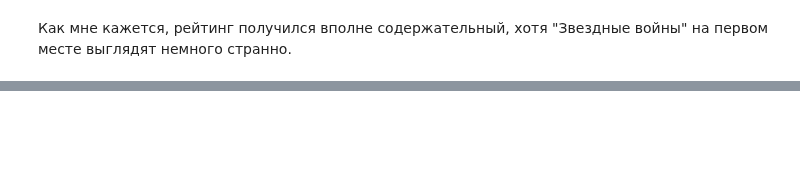
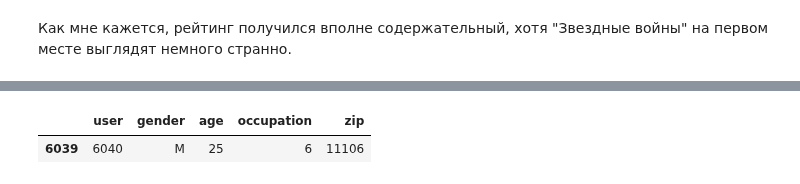
Before and after one commit to AndrewLrrr/otus-big-data, a Jupyter notebook: hw10/movie_lens_recommendation_engine.ipynb, the cells around one changed output, grey strips where cells are left out. Saved outputs shown, nothing was run; the diff lists cells and outputs as text; code cells hidden in the pictures; blank space fills up the shorter version.

```diff
--- a/hw10/movie_lens_recommendation_engine.ipynb
+++ b/hw10/movie_lens_recommendation_engine.ipynb
@@ -350,0 +437,6 @@ movie_ratings.sort_values('wr_99', ascending=False)[['title', 'genre', 'votes_co
+# %%
+# Последний пользователь в списке
+users.sort_values('user', ascending=False).head(1)
+# %% [output]
+|  | user | gender | age | occupation | zip |
+| 6039 | 6040 | M | 25 | 6 | 11106 |
```
Also changed, not shown: parts of 32 cells of this notebook.
